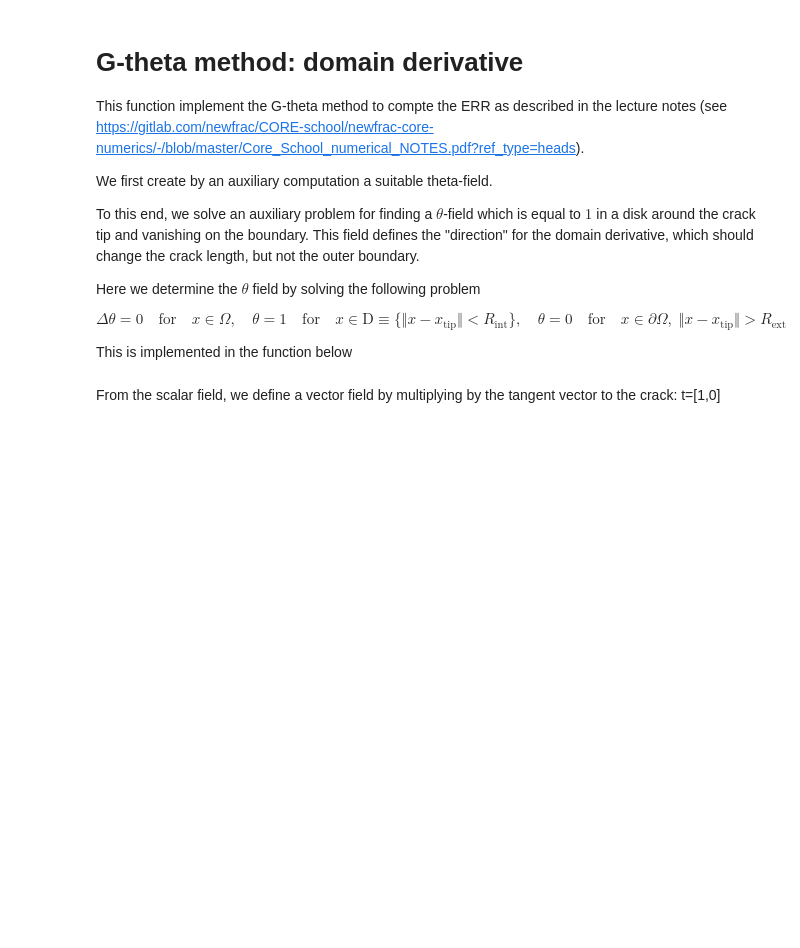
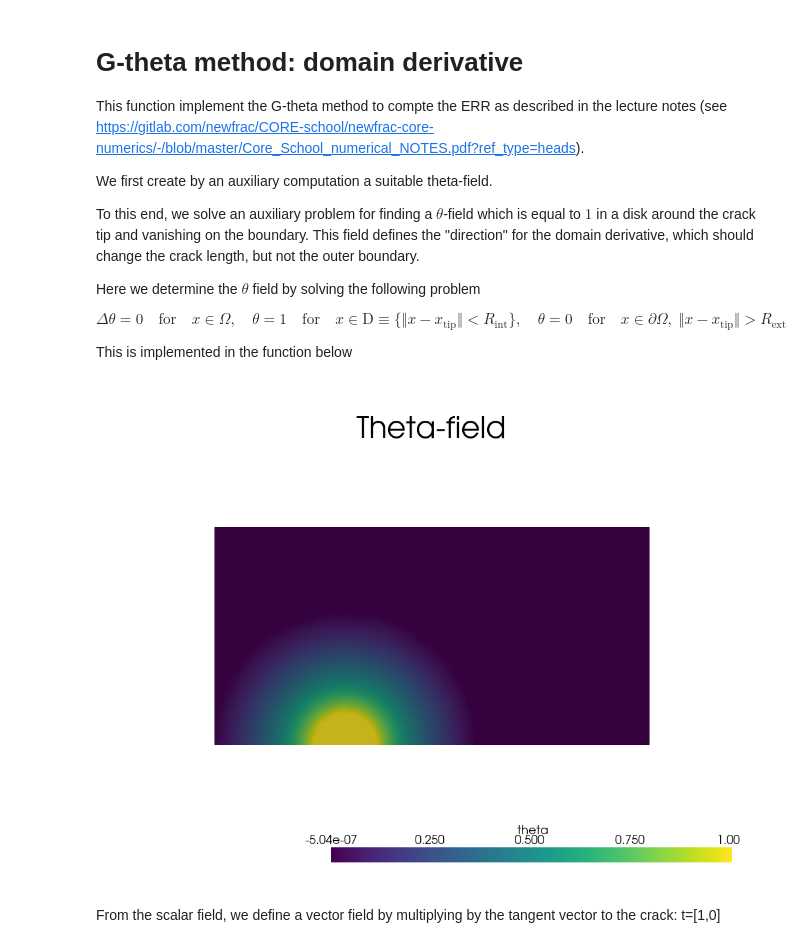
Before and after one commit to newfrac/fenicsx-fracture, a Jupyter notebook: notebooks/linear-elasticity/02-LEFM.ipynb, the cells around one changed output. Cells and saved outputs as stored; diff of their text form; code cells hidden in the pictures; blank space fills up the shorter version.

```diff
--- a/notebooks/linear-elasticity/02-LEFM.ipynb
+++ b/notebooks/linear-elasticity/02-LEFM.ipynb
@@ -207,7 +235,7 @@ def create_theta_field(domain,crack_tip,R_int,R_ext):
     def tip_distance(x):
           return np.sqrt((x[0]-crack_tip[0])**2 + (x[1]-crack_tip[1])**2)
 
-    V_theta = fem.FunctionSpace(domain,("Lagrange",1))
+    V_theta = fem.functionspace(domain,("Lagrange",1))
 
 
     # Define variational problem to define the theta-field.
@@ -221,34 +249,36 @@ def create_theta_field(domain,crack_tip,R_int,R_ext):
     dofs_inner = fem.locate_dofs_geometrical(V_theta,lambda x : tip_distance(x) < R_int)
     dofs_out = fem.locate_dofs_geometrical(V_theta,lambda x : tip_distance(x) > R_ext)
     bc_inner = fem.dirichletbc(ScalarType(1.),dofs_inner,V_theta)
     bc_out = fem.dirichletbc(ScalarType(0.),dofs_out,V_theta)
     bcs = [bc_out, bc_inner]
 
     # solve the problem
     problem = fem.petsc.LinearProblem(a, L, bcs=bcs, petsc_options={"ksp_type": "gmres", "pc_type": "gamg"})
     thetah = problem.solve()
     return thetah
 
 crack_tip = np.array([Lcrack,0])
 crack_tangent = np.array([1,0])
 crack_tip = np.array([Lcrack,0])
 R_int = Lcrack/4.
 R_ext = Lcrack
 domain = uh.function_space.mesh
 thetah = create_theta_field(domain,crack_tip,R_int,R_ext)
 
 
 # Plot theta
-topology, cell_types, geometry = plot.create_vtk_mesh(thetah.function_space)
+topology, cell_types, geometry = plot.vtk_mesh(thetah.function_space)
 grid = pyvista.UnstructuredGrid(topology, cell_types, geometry)
 grid.point_data["theta"] = thetah.x.array.real
 grid.set_active_scalars("theta")
 plotter = pyvista.Plotter()
 plotter.add_mesh(grid, show_edges=False)
 plotter.add_title("Theta-field")
 plotter.view_xy()
 if not pyvista.OFF_SCREEN:
     plotter.show()
+# %% [output]
+[figure, added]
 # %% [markdown]
 From the scalar field, we define a vector field by multiplying by the tangent vector to the crack: t=[1,0]
 # %% [markdown]
```
Also changed, not shown: parts of 12 cells of this notebook, 1 other file.
